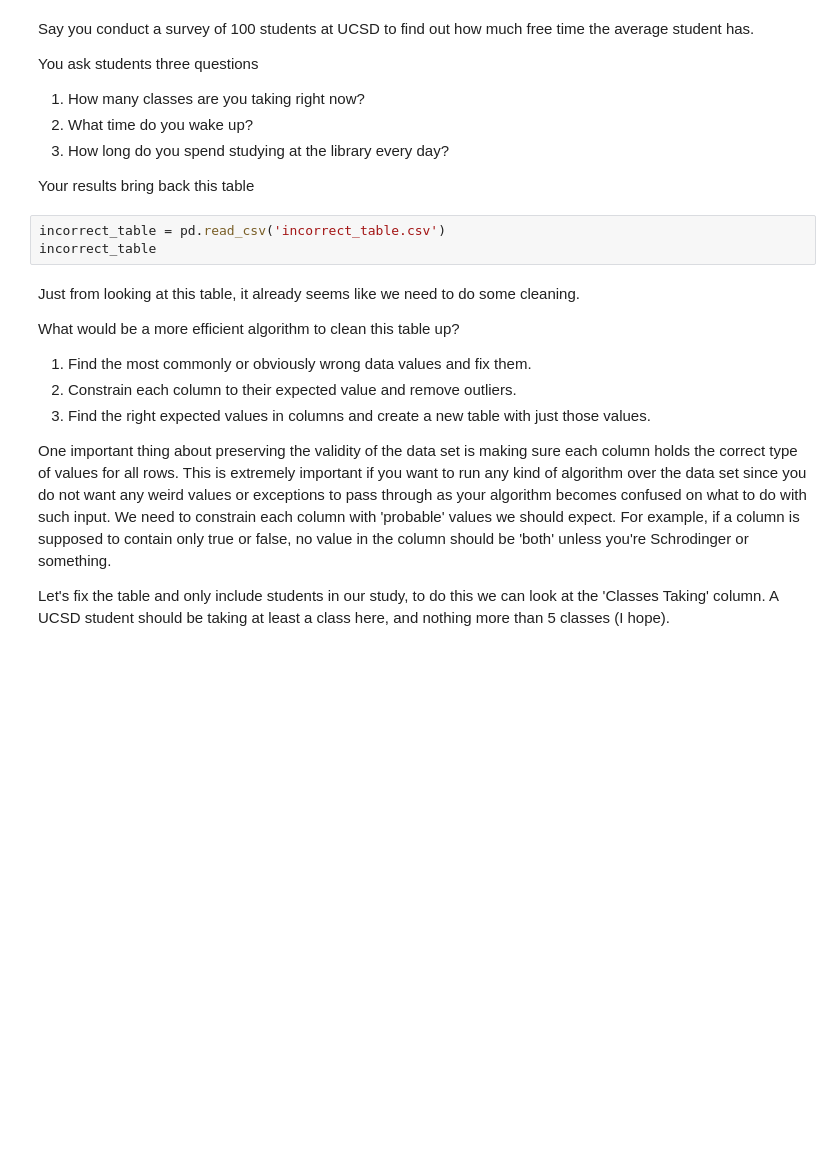
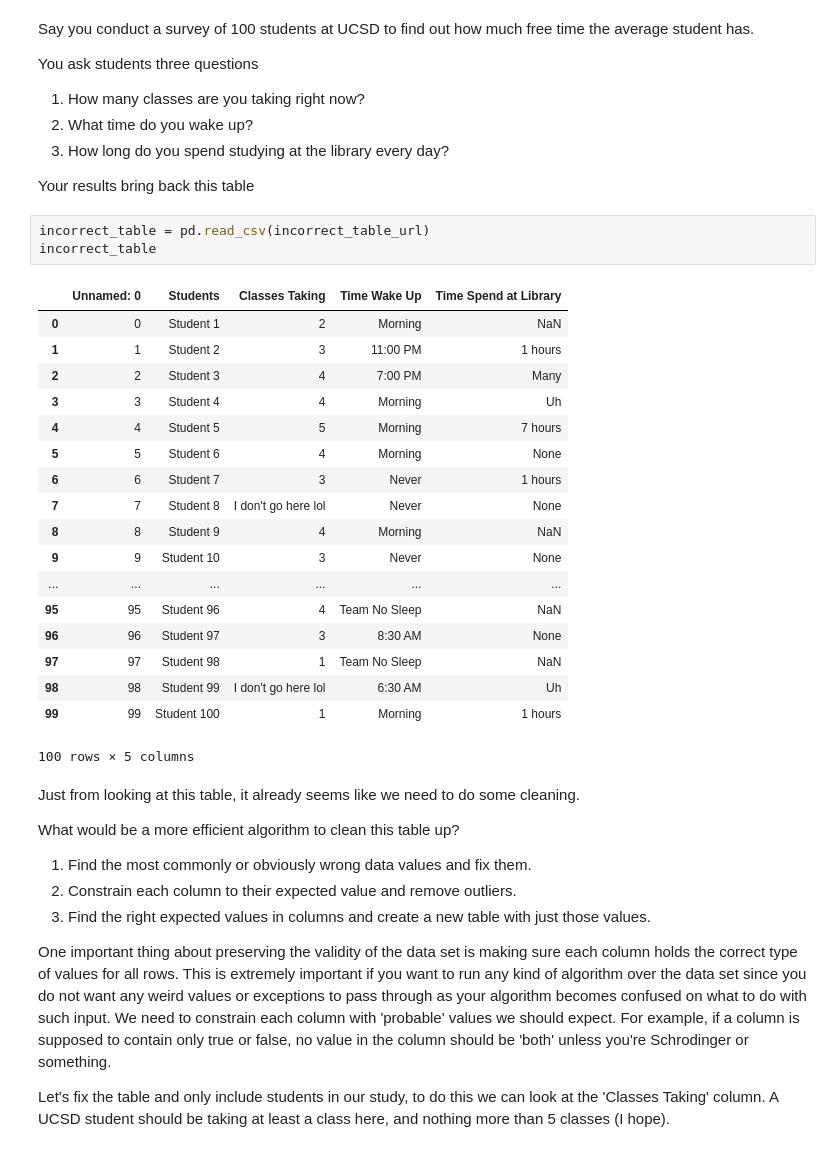
Before and after one commit to Emmanuel-Diaz/DataCleaning, a Jupyter notebook: DataCleaning.ipynb, the cells around one changed output. Drawn from its saved outputs; the diff is of its cells as text; blank space fills up the shorter version.

```diff
--- a/DataCleaning.ipynb
+++ b/DataCleaning.ipynb
@@ -44,8 +41,27 @@ Say you conduct a survey of 100 students at UCSD to find out how much free time
 
 Your results bring back this table
 # %%
-incorrect_table = pd.read_csv('incorrect_table.csv')
+incorrect_table = pd.read_csv(incorrect_table_url)
 incorrect_table
+# %% [output]
+|  | Unnamed: 0 | Students | Classes Taking | Time Wake Up | Time Spend at Library |
+| 0 | 0 | Student 1 | 2 | Morning | NaN |
+| 1 | 1 | Student 2 | 3 | 11:00 PM | 1 hours |
+| 2 | 2 | Student 3 | 4 | 7:00 PM | Many |
+| 3 | 3 | Student 4 | 4 | Morning | Uh |
+| 4 | 4 | Student 5 | 5 | Morning | 7 hours |
+| 5 | 5 | Student 6 | 4 | Morning | None |
+| 6 | 6 | Student 7 | 3 | Never | 1 hours |
+| 7 | 7 | Student 8 | I don't go here lol | Never | None |
+| 8 | 8 | Student 9 | 4 | Morning | NaN |
+| 9 | 9 | Student 10 | 3 | Never | None |
+| ... | ... | ... | ... | ... | ... |
+| 95 | 95 | Student 96 | 4 | Team No Sleep | NaN |
+| 96 | 96 | Student 97 | 3 | 8:30 AM | None |
+| 97 | 97 | Student 98 | 1 | Team No Sleep | NaN |
+| 98 | 98 | Student 99 | I don't go here lol | 6:30 AM | Uh |
+| 99 | 99 | Student 100 | 1 | Morning | 1 hours |
+100 rows × 5 columns
 # %% [markdown]
 Just from looking at this table, it already seems like we need to do some cleaning.
 
```
Also changed, not shown: parts of 9 cells of this notebook.
